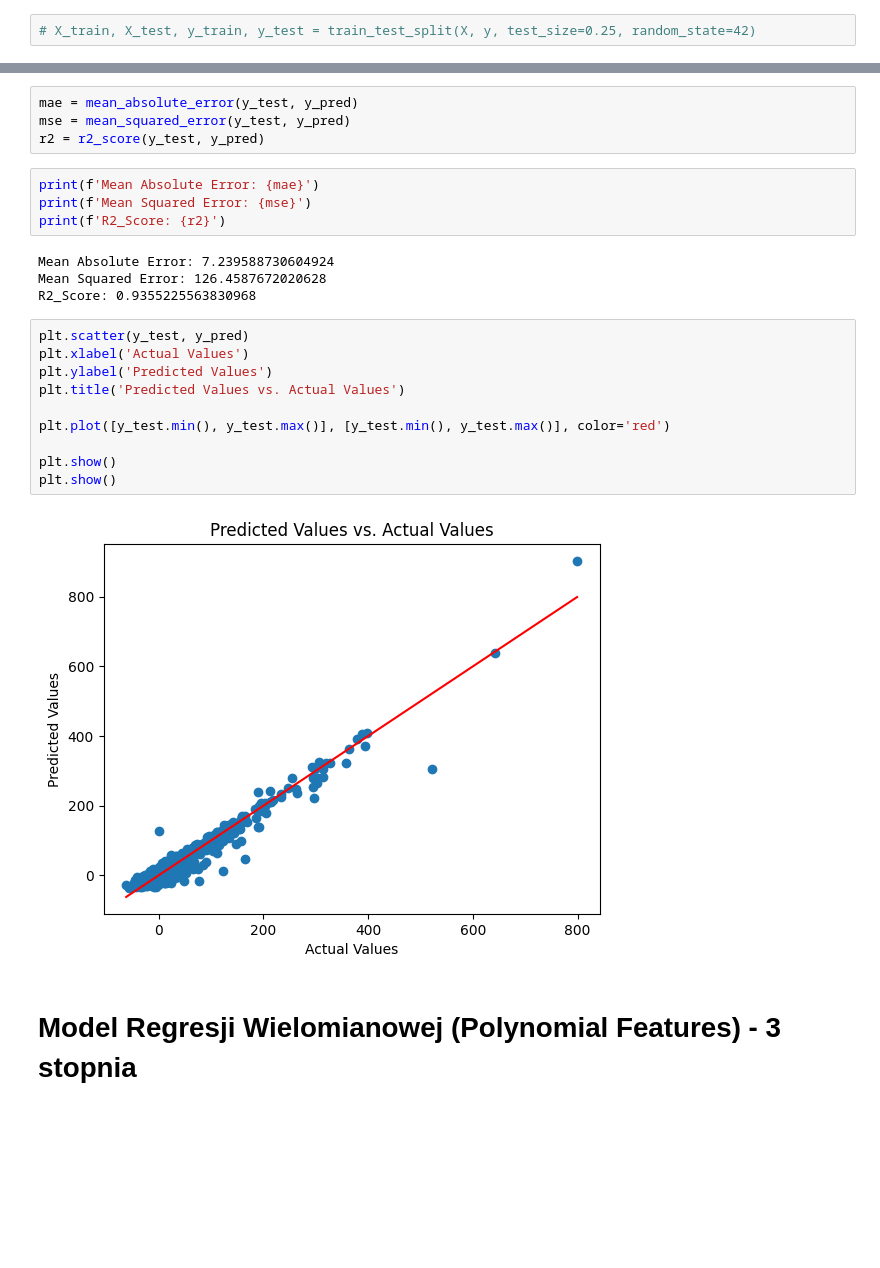
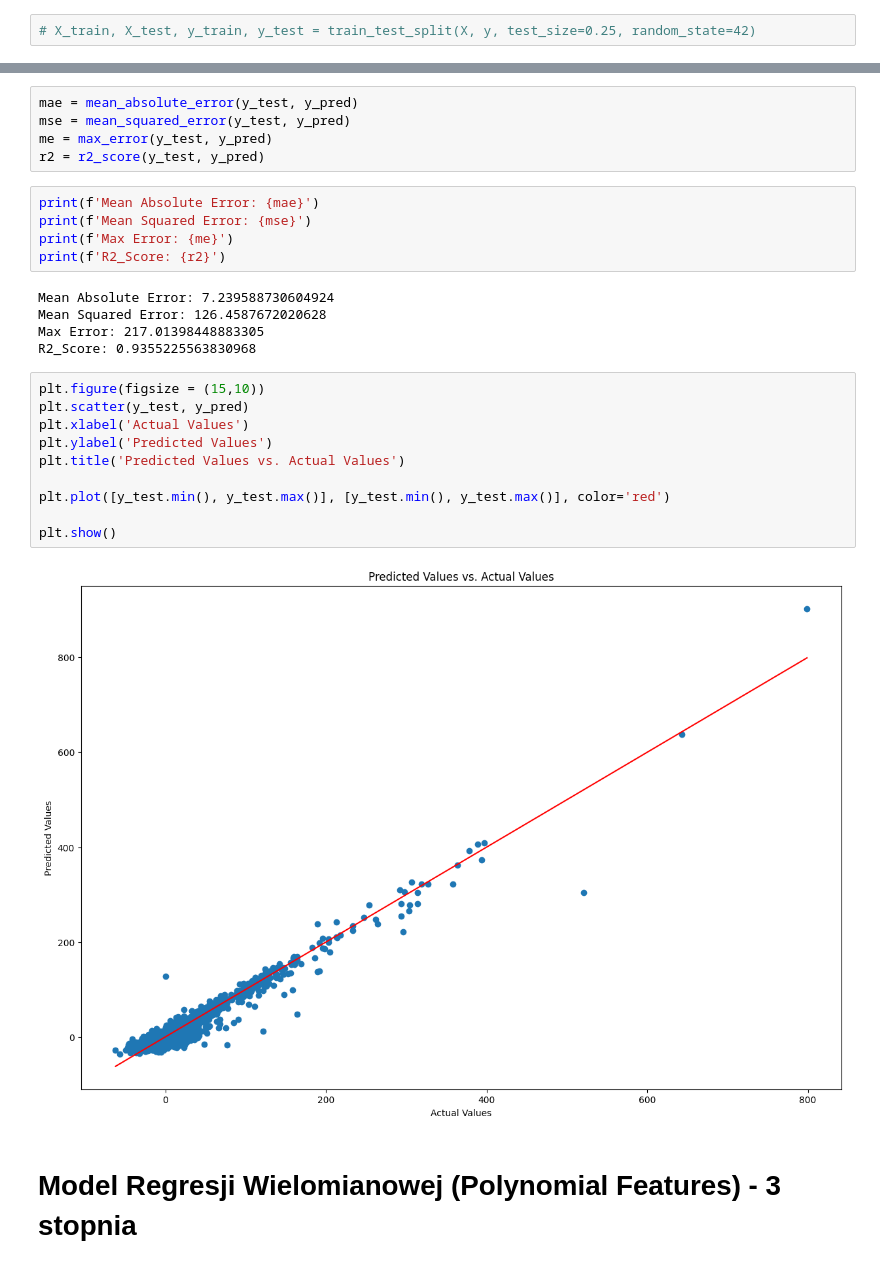
Before and after one commit to lukaszek358/SDA, a Jupyter notebook: projekt_końcowy_modelowanie_FINAL.ipynb, the cells around one changed output, grey strips where cells are left out. Cells and saved outputs as stored; diff of their text form; blank space fills up the shorter version.

```diff
--- a/projekt_końcowy_modelowanie_FINAL.ipynb
+++ b/projekt_końcowy_modelowanie_FINAL.ipynb
@@ -118,27 +123,30 @@ y_pred.shape
 # %%
 mae = mean_absolute_error(y_test, y_pred)
 mse = mean_squared_error(y_test, y_pred)
+me = max_error(y_test, y_pred)
 r2 = r2_score(y_test, y_pred)
 # %%
 print(f'Mean Absolute Error: {mae}')
 print(f'Mean Squared Error: {mse}')
+print(f'Max Error: {me}')
 print(f'R2_Score: {r2}')
 # %% [output]
 Mean Absolute Error: 7.239588730604924
 Mean Squared Error: 126.4587672020628
+Max Error: 217.01398448883305
 R2_Score: 0.9355225563830968
 # %%
+plt.figure(figsize = (15,10))
 plt.scatter(y_test, y_pred)
 plt.xlabel('Actual Values')
 plt.ylabel('Predicted Values')
 plt.title('Predicted Values vs. Actual Values')
 
 plt.plot([y_test.min(), y_test.max()], [y_test.min(), y_test.max()], color='red')
 
 plt.show()
-plt.show()
 # %% [output]
-[figure, old version]
+[figure, new version]
 # %% [markdown]
 # Model Regresji Wielomianowej (Polynomial Features) - 3 stopnia
 # %%
```
Also changed, not shown: parts of 11 cells of this notebook.
